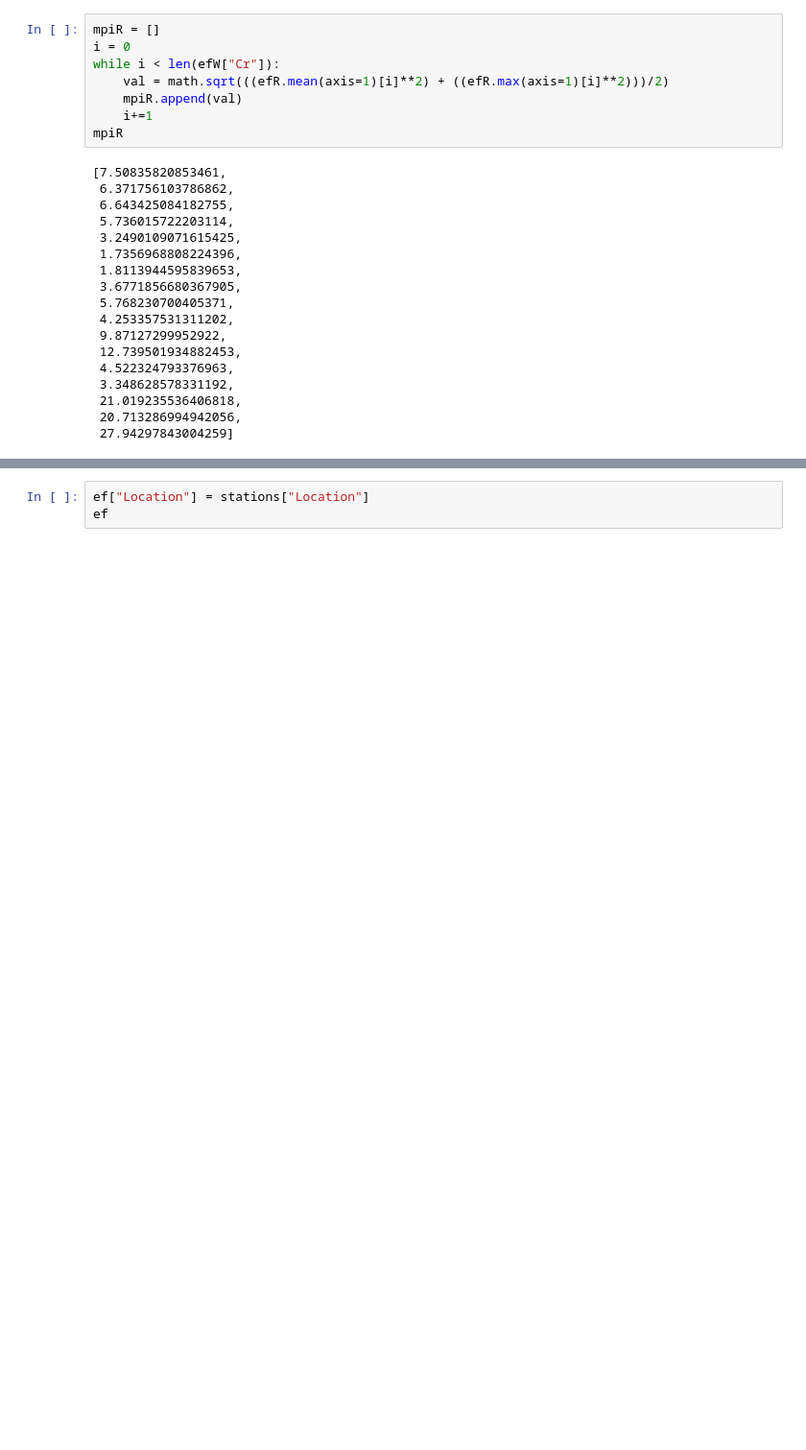
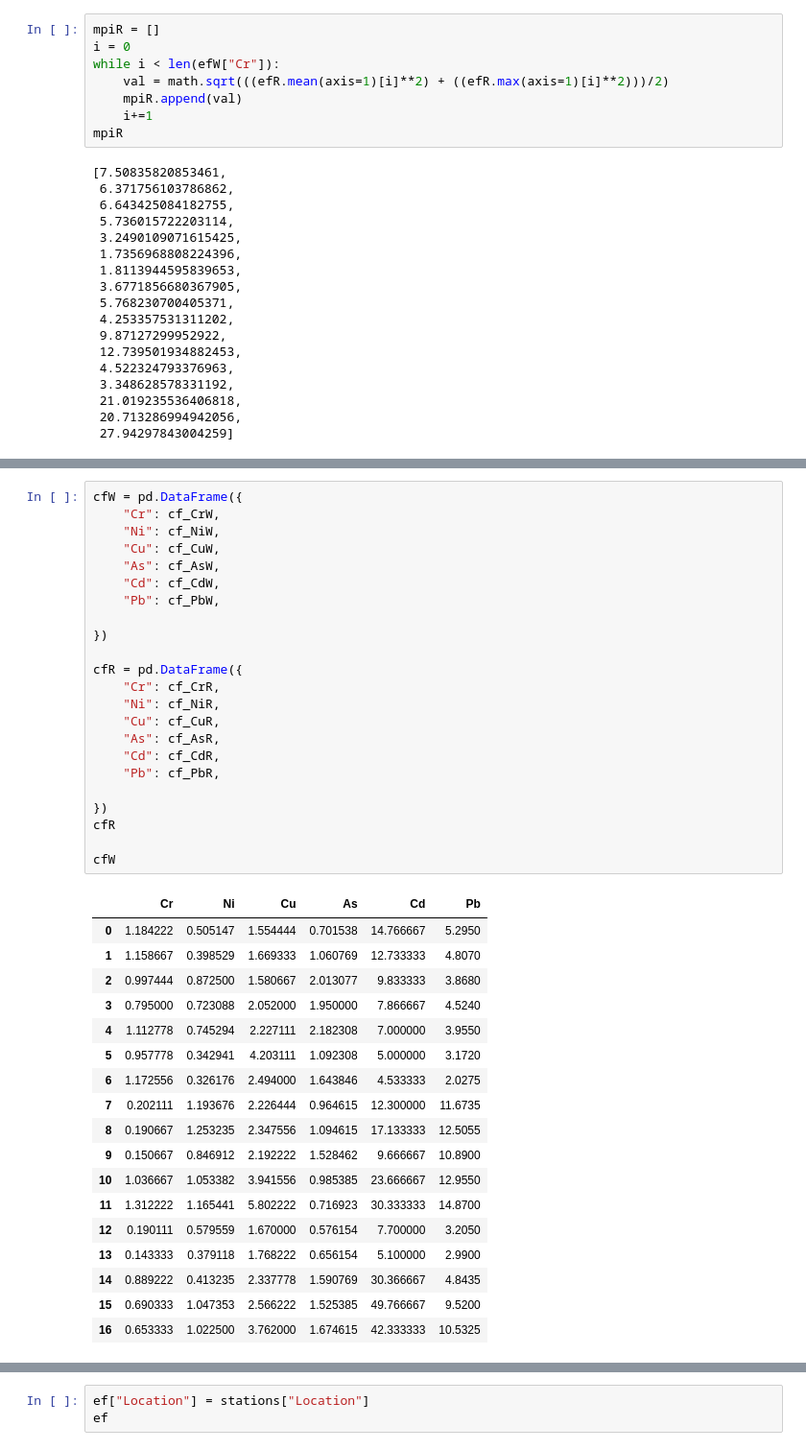
Before and after one commit to rakibhhridoy/OnGoingStudy, a Jupyter notebook: Five_Rivers/Python/sample.ipynb, the cells around one changed output, grey strips where cells are left out. Shown at 96% size. Saved outputs shown, nothing was run; the diff lists cells and outputs as text; blank space fills up the shorter version.

```diff
--- a/Five_Rivers/Python/sample.ipynb
+++ b/Five_Rivers/Python/sample.ipynb
@@ -1009,0 +1123,42 @@ ef
+# %%
+cfW = pd.DataFrame({
+    "Cr": cf_CrW,
+    "Ni": cf_NiW,
+    "Cu": cf_CuW,
+    "As": cf_AsW,
+    "Cd": cf_CdW,
+    "Pb": cf_PbW,
+
+})
+
+cfR = pd.DataFrame({
+    "Cr": cf_CrR,
+    "Ni": cf_NiR,
+    "Cu": cf_CuR,
+    "As": cf_AsR,
+    "Cd": cf_CdR,
+    "Pb": cf_PbR,
+
+})
+cfR
+
+cfW
+# %% [output]
+|  | Cr | Ni | Cu | As | Cd | Pb |
+| 0 | 1.184222 | 0.505147 | 1.554444 | 0.701538 | 14.766667 | 5.2950 |
+| 1 | 1.158667 | 0.398529 | 1.669333 | 1.060769 | 12.733333 | 4.8070 |
+| 2 | 0.997444 | 0.872500 | 1.580667 | 2.013077 | 9.833333 | 3.8680 |
+| 3 | 0.795000 | 0.723088 | 2.052000 | 1.950000 | 7.866667 | 4.5240 |
+| 4 | 1.112778 | 0.745294 | 2.227111 | 2.182308 | 7.000000 | 3.9550 |
+| 5 | 0.957778 | 0.342941 | 4.203111 | 1.092308 | 5.000000 | 3.1720 |
+| 6 | 1.172556 | 0.326176 | 2.494000 | 1.643846 | 4.533333 | 2.0275 |
+| 7 | 0.202111 | 1.193676 | 2.226444 | 0.964615 | 12.300000 | 11.6735 |
+| 8 | 0.190667 | 1.253235 | 2.347556 | 1.094615 | 17.133333 | 12.5055 |
+| 9 | 0.150667 | 0.846912 | 2.192222 | 1.528462 | 9.666667 | 10.8900 |
+| 10 | 1.036667 | 1.053382 | 3.941556 | 0.985385 | 23.666667 | 12.9550 |
+| 11 | 1.312222 | 1.165441 | 5.802222 | 0.716923 | 30.333333 | 14.8700 |
+| 12 | 0.190111 | 0.579559 | 1.670000 | 0.576154 | 7.700000 | 3.2050 |
+| 13 | 0.143333 | 0.379118 | 1.768222 | 0.656154 | 5.100000 | 2.9900 |
+| 14 | 0.889222 | 0.413235 | 2.337778 | 1.590769 | 30.366667 | 4.8435 |
+| 15 | 0.690333 | 1.047353 | 2.566222 | 1.525385 | 49.766667 | 9.5200 |
+| 16 | 0.653333 | 1.022500 | 3.762000 | 1.674615 | 42.333333 | 10.5325 |
```
Also changed, not shown: parts of 25 cells of this notebook, 13 other files.
